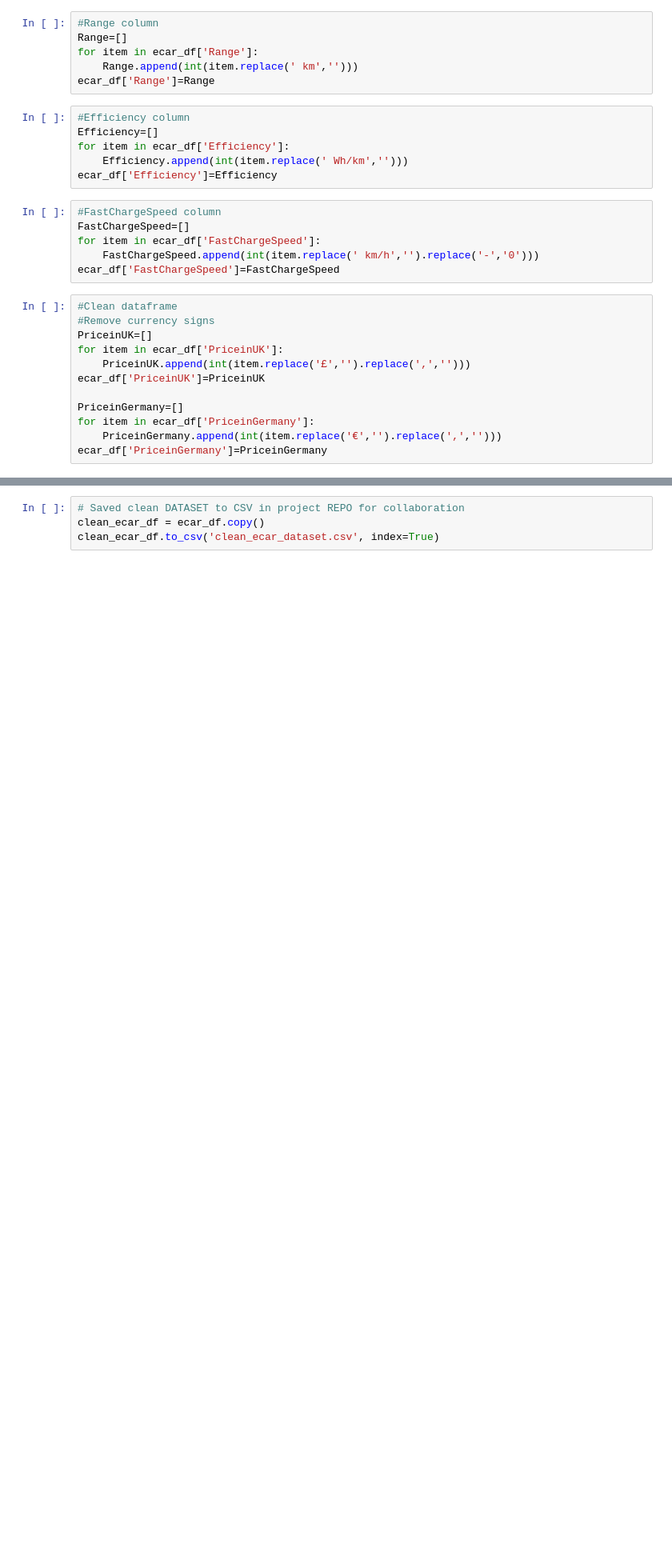
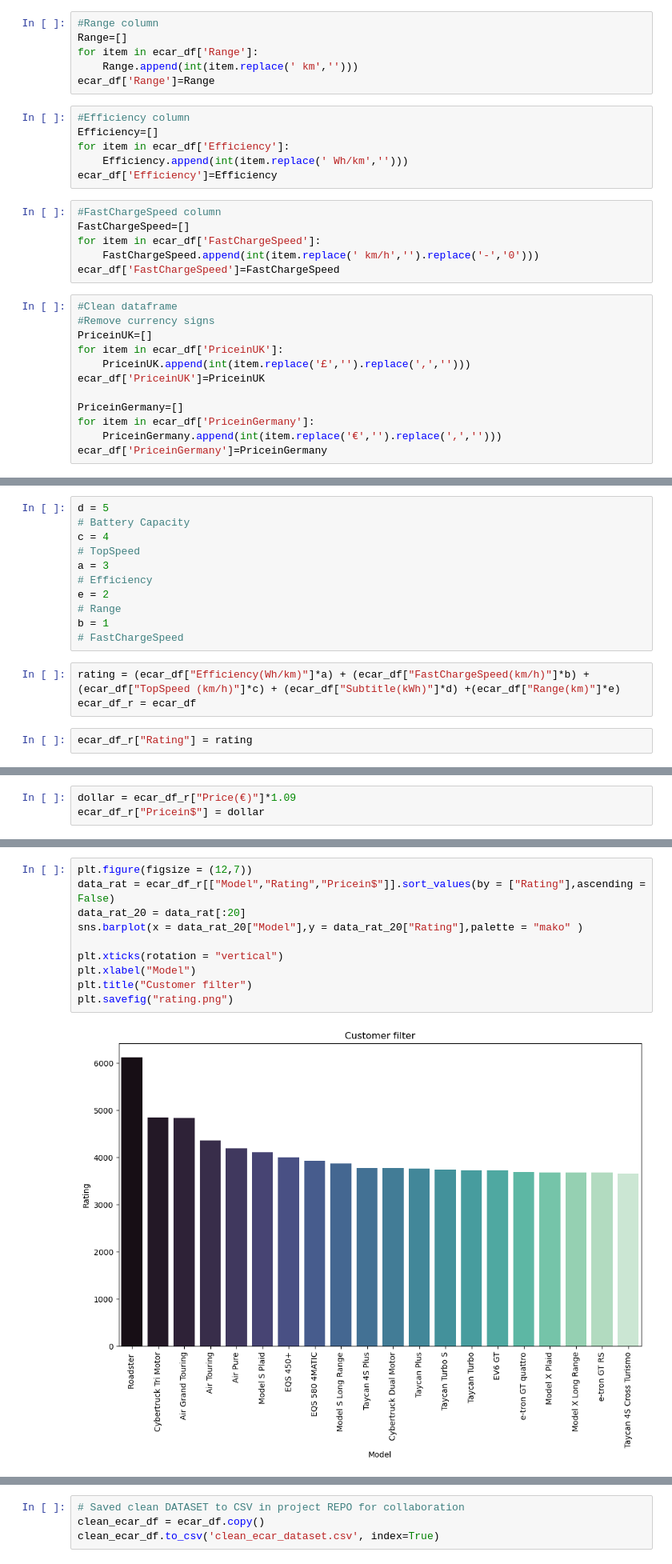
Before and after one commit to juanreyes97/project1_team5, a Jupyter notebook: Electric Cars Poyect.ipynb, the cells around one changed output, grey strips where cells are left out. Shown at 80% size. Drawn from its saved outputs; the diff is of its cells as text; blank space fills up the shorter version.

```diff
--- a/Electric Cars Poyect.ipynb
+++ b/Electric Cars Poyect.ipynb
@@ -107,0 +134,16 @@ ecar_df.head()
+# %%
+d = 5
+# Battery Capacity
+c = 4
+# TopSpeed
+a = 3
+# Efficiency
+e = 2
+# Range
+b = 1
+# FastChargeSpeed
+# %%
+rating = (ecar_df["Efficiency(Wh/km)"]*a) + (ecar_df["FastChargeSpeed(km/h)"]*b) + (ecar_df["TopSpeed (km/h)"]*c) + (ecar_df["Subtitle(kWh)"]*d) +(ecar_df["Range(km)"]*e)
+ecar_df_r = ecar_df
+# %%
+ecar_df_r["Rating"] = rating
@@ -107,0 +165,3 @@ ecar_df.head()
+# %%
+dollar = ecar_df_r["Price(€)"]*1.09
+ecar_df_r["Pricein$"] = dollar
@@ -107,0 +184,12 @@ ecar_df.head()
+# %%
+plt.figure(figsize = (12,7))
+data_rat = ecar_df_r[["Model","Rating","Pricein$"]].sort_values(by = ["Rating"],ascending = False)
+data_rat_20 = data_rat[:20]
+sns.barplot(x = data_rat_20["Model"],y = data_rat_20["Rating"],palette = "mako" )
+
+plt.xticks(rotation = "vertical")
+plt.xlabel("Model")
+plt.title("Customer filter")
+plt.savefig("rating.png")
+# %% [output]
+[figure, added]
```
Also changed, not shown: parts of 40 cells of this notebook, 6 other files.
